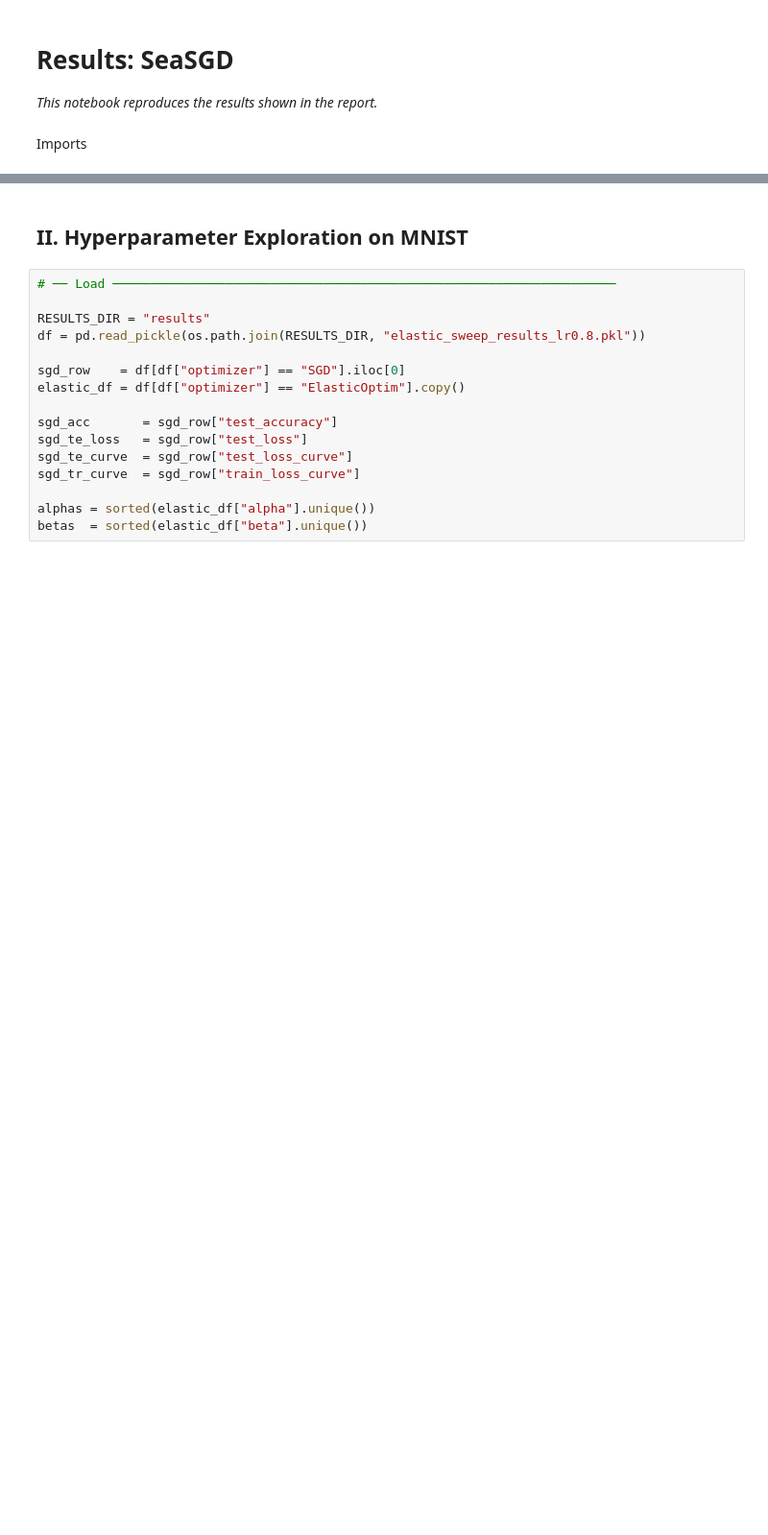
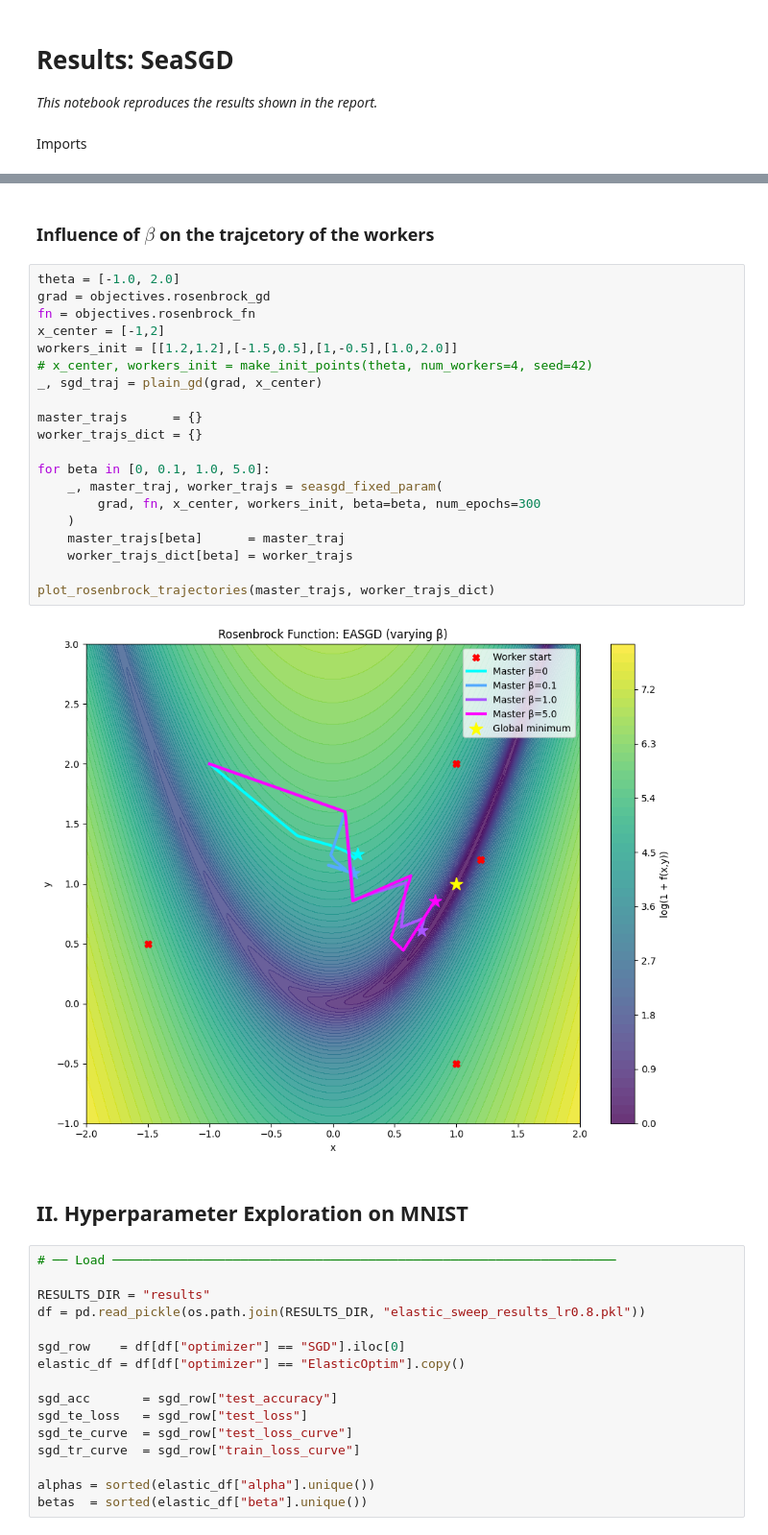
Before and after one commit to marziof/OML-project, a Jupyter notebook: results.ipynb, the cells around one changed output, grey strips where cells are left out. Shown at 96% size. Cells and saved outputs as stored; diff of their text form; blank space fills up the shorter version.

```diff
--- a/results.ipynb
+++ b/results.ipynb
@@ -12,3 +377,27 @@ import os
+# %% [markdown]
+### **Influence of $\beta$ on the trajcetory of the workers**
+# %%
+theta = [-1.0, 2.0]
+grad = objectives.rosenbrock_gd
+fn = objectives.rosenbrock_fn
+x_center = [-1,2]
+workers_init = [[1.2,1.2],[-1.5,0.5],[1,-0.5],[1.0,2.0]]
+# x_center, workers_init = make_init_points(theta, num_workers=4, seed=42)
+_, sgd_traj = plain_gd(grad, x_center)
+
+master_trajs      = {}
+worker_trajs_dict = {}
+
+for beta in [0, 0.1, 1.0, 5.0]:
+    _, master_traj, worker_trajs = seasgd_fixed_param(
+        grad, fn, x_center, workers_init, beta=beta, num_epochs=300
+    )
+    master_trajs[beta]      = master_traj
+    worker_trajs_dict[beta] = worker_trajs
+
+plot_rosenbrock_trajectories(master_trajs, worker_trajs_dict)
+# %% [output]
+[figure, added]
 # %% [markdown]
 ## **II. Hyperparameter Exploration on MNIST**
 # %%
```
Also changed, not shown: parts of 18 cells of this notebook, 3 other files.
